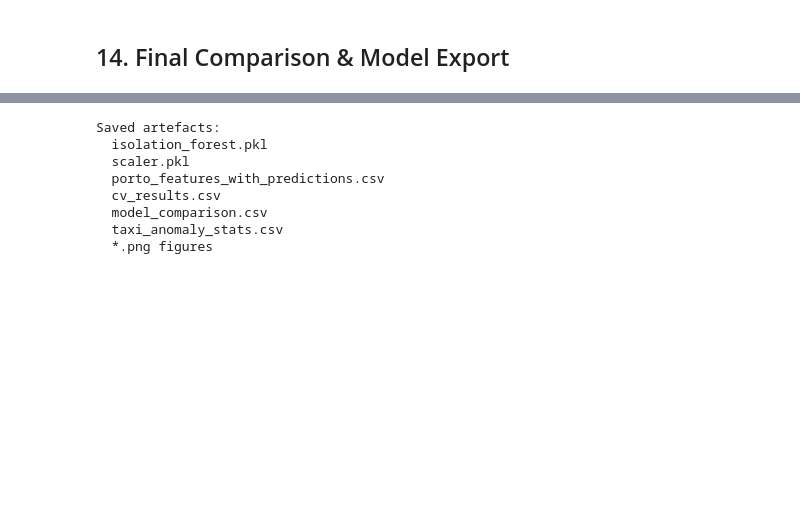
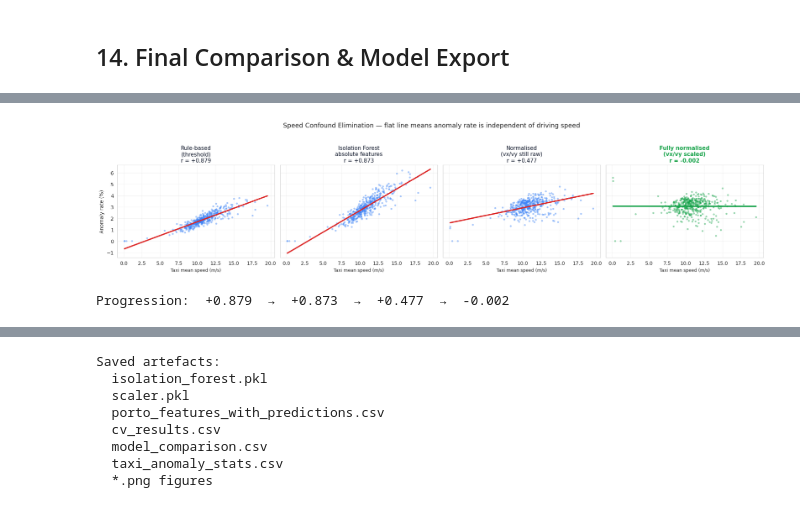
Before and after one commit to abdelnahimy/gps-digital-twin, a Jupyter notebook: notebooks/anomaly_detection_ml.ipynb, the cells around one changed output, grey strips where cells are left out. Cells and saved outputs as stored; diff of their text form; code cells hidden in the pictures; blank space fills up the shorter version.

```diff
--- a/notebooks/anomaly_detection_ml.ipynb
+++ b/notebooks/anomaly_detection_ml.ipynb
@@ -943,0 +1080,51 @@ Isolation Forest (normalised)     129333      3.00      NaN             0.477
+# %%
+# ── Confound progression across all four detection variants ────────────────
+taxi_all = feat_df.groupby("taxi_id").agg(
+    mean_speed=("speed", "mean"),
+    rate_rule=("rule_anomaly", "mean"),
+    rate_abs=("iso_anomaly", "mean"),
+    rate_norm=("iso_norm_anomaly", "mean"),
+    rate_v2=("iso_v2_anomaly", "mean")
+).reset_index()
+
+for c in ["rate_rule", "rate_abs", "rate_norm", "rate_v2"]:
+    taxi_all[c] *= 100
+
+panels = [
+    ("rate_rule", r_rule,  "Rule-based\n(threshold)"),
+    ("rate_abs",  r_abs,   "Isolation Forest\nabsolute features"),
+    ("rate_norm", r_norm,  "Normalised\n(vx/vy still raw)"),
+    ("rate_v2",   r_v2,    "Fully normalised\n(vx/vy scaled)")
+]
+
+fig, axes = plt.subplots(1, 4, figsize=(19, 4.2), sharey=True)
+
+for ax, (col, r, title) in zip(axes, panels):
+    good = abs(r) < 0.2
+    ax.scatter(taxi_all["mean_speed"], taxi_all[col],
+               s=14, alpha=0.45,
+               color="#16a34a" if good else "#3b82f6",
+               edgecolors="none")
+    z = np.polyfit(taxi_all["mean_speed"], taxi_all[col], 1)
+    xs = np.linspace(taxi_all["mean_speed"].min(), taxi_all["mean_speed"].max(), 50)
+    ax.plot(xs, np.poly1d(z)(xs),
+            color="#16a34a" if good else "#dc2626", lw=2.5)
+    ax.set_title(f"{title}\nr = {r:+.3f}", fontsize=11,
+                 color="#16a34a" if good else "#0f172a",
+                 fontweight="bold" if good else "normal")
+    ax.set_xlabel("Taxi mean speed (m/s)", fontsize=9)
+    ax.grid(alpha=0.25)
+
+axes[0].set_ylabel("Anomaly rate (%)", fontsize=10)
+plt.suptitle(
+    "Speed Confound Elimination — flat line means anomaly rate is independent of driving speed",
+    fontsize=13, y=1.04)
+plt.tight_layout()
+plt.savefig("/kaggle/working/confound_progression.png", dpi=150, bbox_inches="tight")
+plt.show()
+
+print("Progression:  "
+      f"{r_rule:+.3f}  →  {r_abs:+.3f}  →  {r_norm:+.3f}  →  {r_v2:+.3f}")
+# %% [output]
+[figure, added]
+Progression:  +0.879  →  +0.873  →  +0.477  →  -0.002
```
Also changed, not shown: parts of 29 cells of this notebook, 1 other file.
